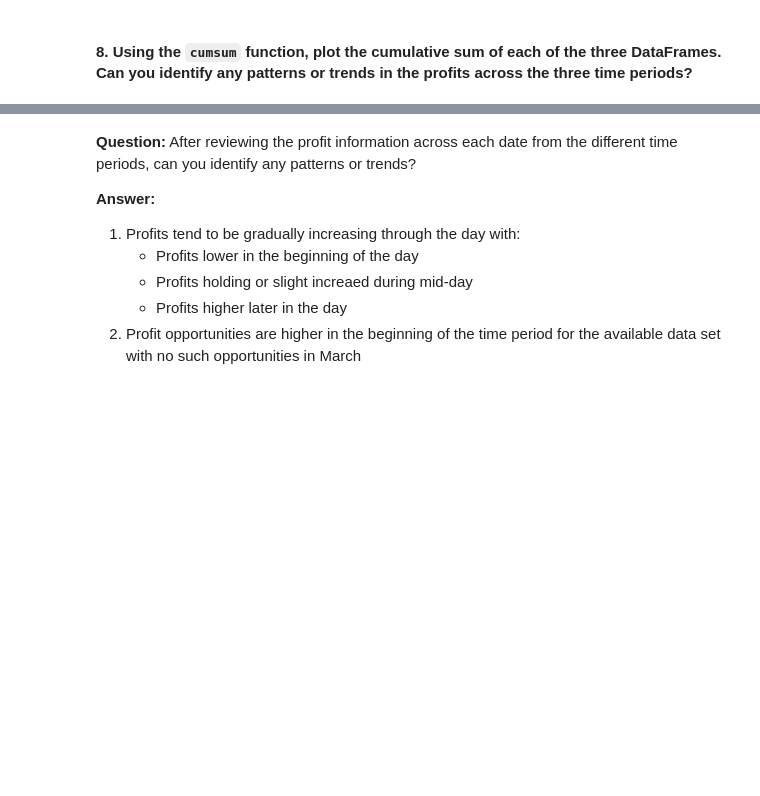
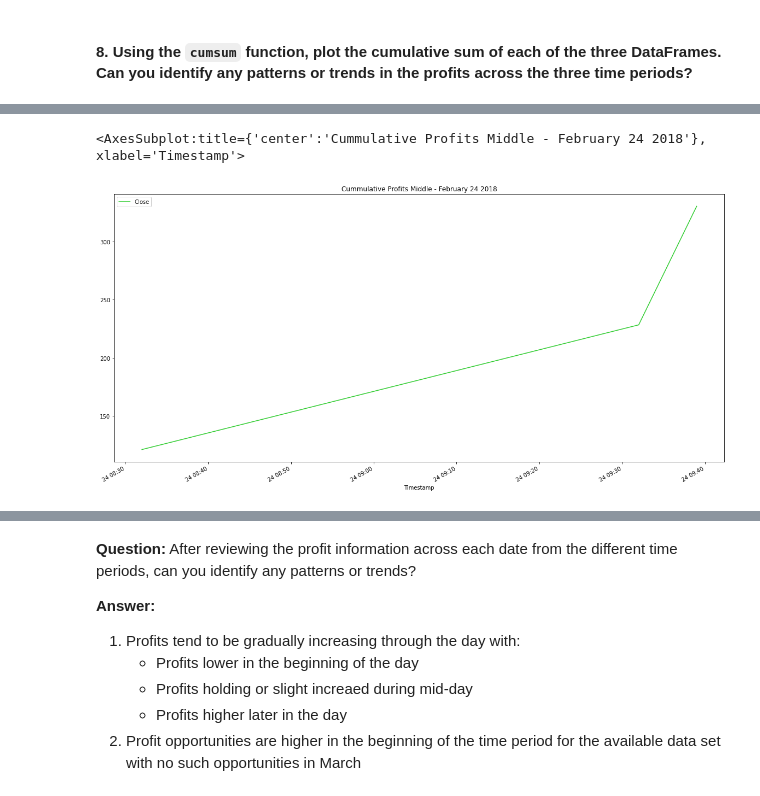
Before and after one commit to msashokkumar/03_crypto_arbitrage, a Jupyter notebook: crypto_arbitrage.ipynb, the cells around one changed output, grey strips where cells are left out. Saved outputs shown, nothing was run; the diff lists cells and outputs as text; code cells hidden in the pictures; blank space fills up the shorter version.

```diff
--- a/crypto_arbitrage.ipynb
+++ b/crypto_arbitrage.ipynb
@@ -707,8 +728,9 @@ profit_early
 | 2018-01-16 20:07:00 | 113.69 |
 73 rows × 1 columns
 # %%
-profit_middle= calc_potential_profits(profitable_trades_middle, '2018-02-24', bitstamp_sliced)
-profit_middle
+# Calcualate potential profits for '2018-02-24'
+profit_per_trade_middle= calc_potential_profits(profitable_trades_middle, '2018-02-24', bitstamp_sliced)
+profit_per_trade_middle
 # %% [output]
 |  | Close |
 | Timestamp |  |
@@ -816,0 +829,7 @@ cumulative_profit_late.plot()
+# %%
+# Using cumsum() to calculate cummulative sum for February 24 2018
+cumulative_profit_middle = profit_per_trade_middle.cumsum()
+cumulative_profit_middle.plot(figsize=(20,10), color='limegreen', title='Cummulative Profits Middle - February 24 2018')
+# %% [output]
+<AxesSubplot:title={'center':'Cummulative Profits Middle - February 24 2018'}, xlabel='Timestamp'>
+[figure, added]
```
Also changed, not shown: parts of 42 cells of this notebook.
